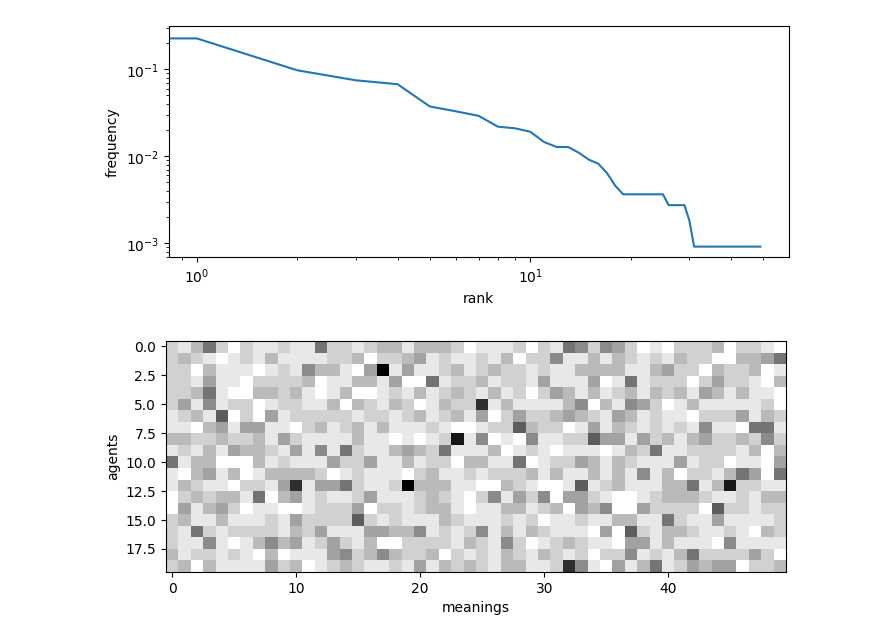
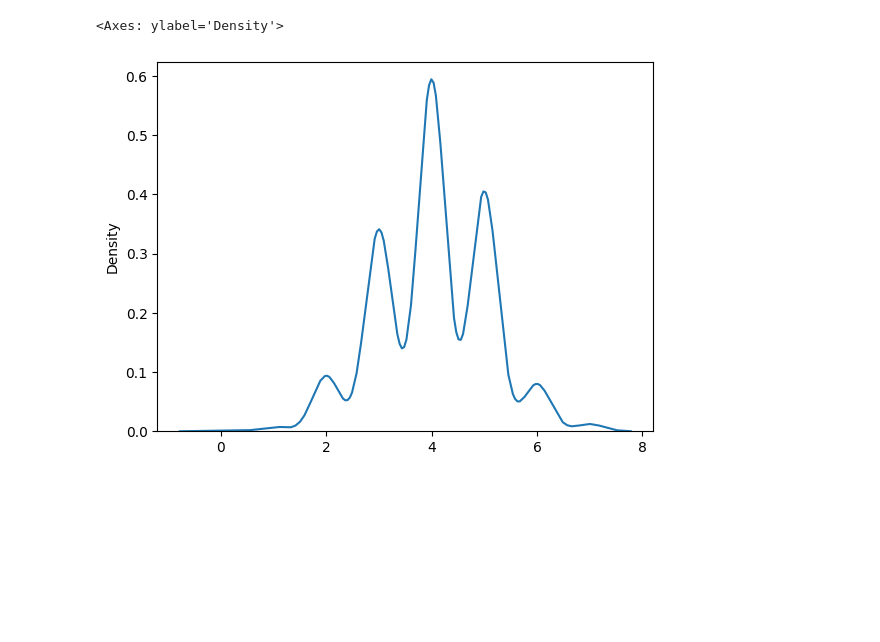
Before and after one commit to alexeykosh/2023-dripf-model, a Jupyter notebook: model.ipynb, the cells around one changed output. Cells and saved outputs as stored; diff of their text form; code cells hidden in the pictures; blank space fills up the shorter version.

```diff
--- a/model.ipynb
+++ b/model.ipynb
@@ -8,3 +8,8 @@ import torch
 from seaborn import kdeplot
 
 plt.style.use('fast')
+# %%
+kdeplot(np.round(np.random.normal(4, 1, 1000)), label = 'initial lengths')
+# %% [output]
+<Axes: ylabel='Density'>
+[figure, added]
@@ -23,10 +60,0 @@ freq_meanings = freq_meanings / np.sum(freq_meanings)
-# %%
-# plot freq_meanings as a rank frequency plot
-plt.figure(figsize=(8, 3))
-plt.plot(np.arange(n_meanings), sorted(freq_meanings)[::-1])
-plt.xlabel('rank')
-plt.ylabel('frequency')
-plt.loglog()
-plt.show()
-# %% [output]
-[figure, removed]
@@ -38,9 +60,0 @@ for i in range(n_agents):
-# %%
-plt.figure(figsize=(8, 3))
-plt.imshow(word_meaning_matrix, aspect='auto', cmap='gray_r')
-# plt.clim(0, 10)
-plt.xlabel('meanings')
-plt.ylabel('agents')
-plt.show()
-# %% [output]
-[figure, removed]
```
Also changed, not shown: parts of 17 cells of this notebook.
